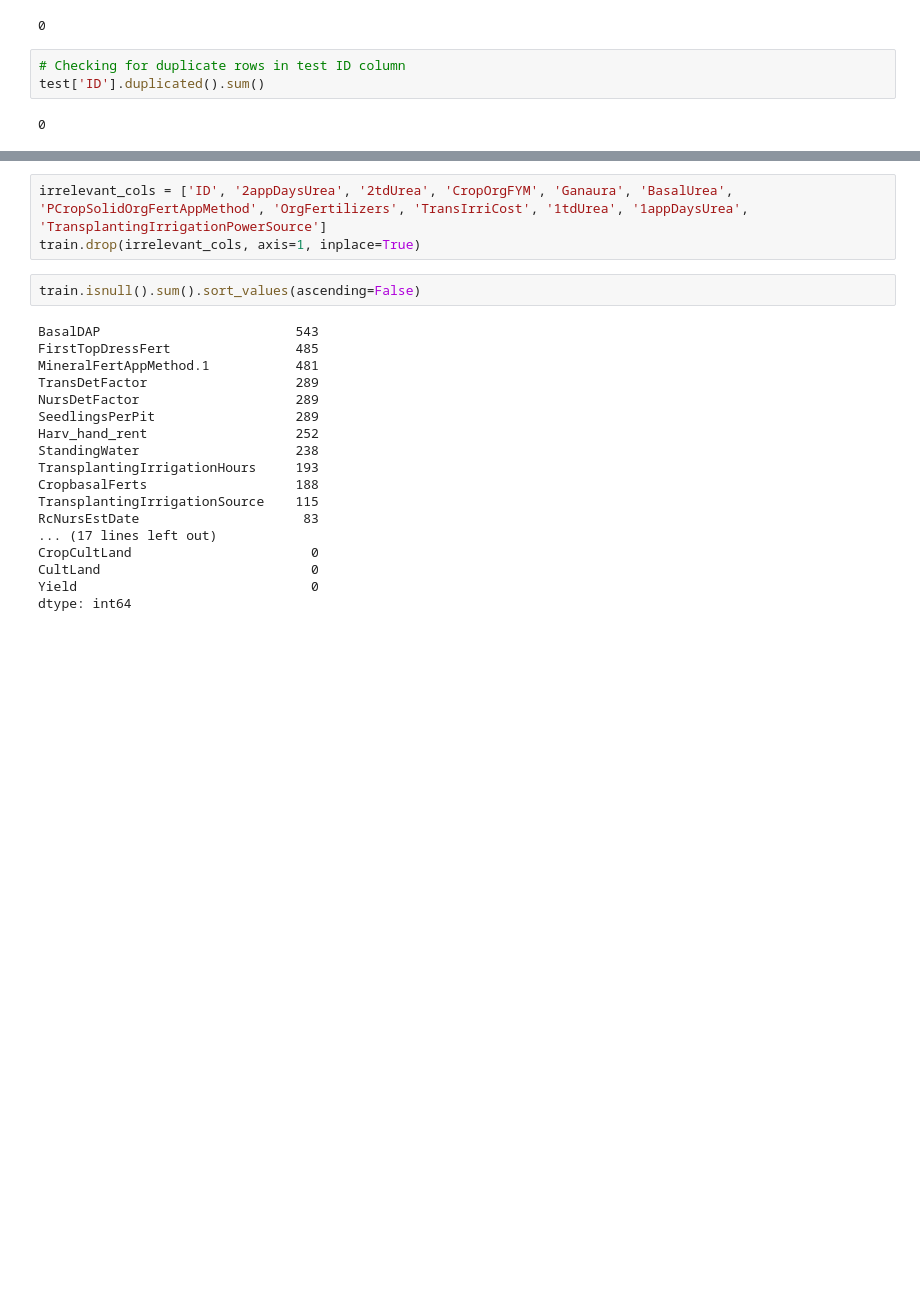
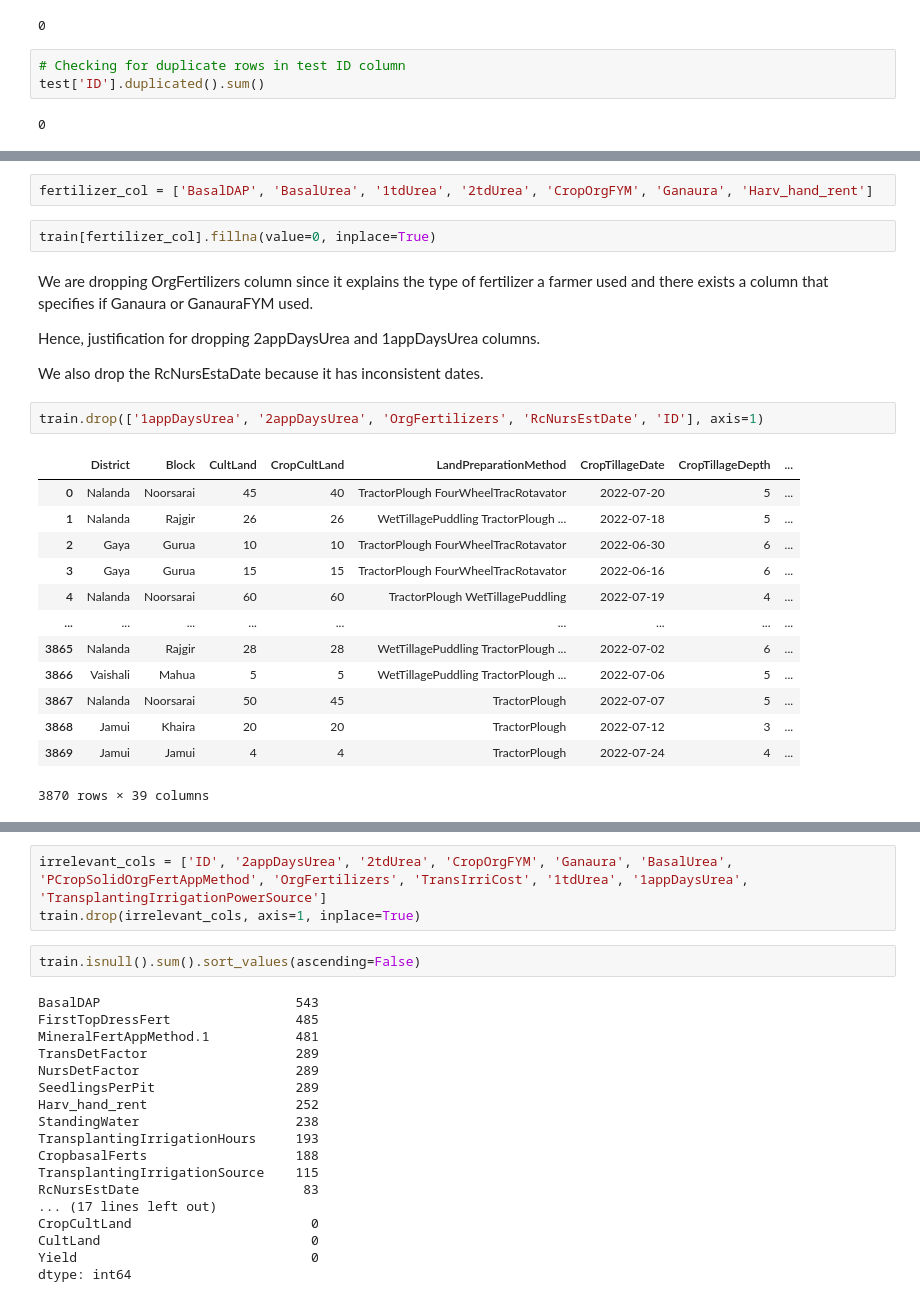
Before and after one commit to JOHNMARK-cmd/phase5project, a Jupyter notebook: GROUP-SIX.ipynb, the cells around one changed output, grey strips where cells are left out. Cells and saved outputs as stored; diff of their text form; blank space fills up the shorter version.

```diff
--- a/GROUP-SIX.ipynb
+++ b/GROUP-SIX.ipynb
@@ -384,0 +405,26 @@ We dropped these columns:'2appDaysUrea', '2tdUrea', 'CropOrgFYM', 'Ganaura', 'Ba
+# %%
+fertilizer_col = ['BasalDAP', 'BasalUrea', '1tdUrea', '2tdUrea', 'CropOrgFYM', 'Ganaura', 'Harv_hand_rent']
+# %%
+train[fertilizer_col].fillna(value=0, inplace=True)
+# %% [markdown]
+We are dropping OrgFertilizers column since it explains the type of fertilizer a farmer used and there exists a column that specifies if Ganaura or GanauraFYM used.
+
+Hence, justification for dropping 2appDaysUrea and 1appDaysUrea columns.
+
+We also drop the RcNursEstaDate because it has inconsistent dates.
+# %%
+train.drop(['1appDaysUrea', '2appDaysUrea', 'OrgFertilizers', 'RcNursEstDate', 'ID'], axis=1)
+# %% [output]
+|  | District | Block | CultLand | CropCultLand | LandPreparationMethod | CropTillageDate | CropTillageDepth | ... |
+| 0 | Nalanda | Noorsarai | 45 | 40 | TractorPlough FourWheelTracRotavator | 2022-07-20 | 5 | ... |
+| 1 | Nalanda | Rajgir | 26 | 26 | WetTillagePuddling TractorPlough ... | 2022-07-18 | 5 | ... |
+| 2 | Gaya | Gurua | 10 | 10 | TractorPlough FourWheelTracRotavator | 2022-06-30 | 6 | ... |
+| 3 | Gaya | Gurua | 15 | 15 | TractorPlough FourWheelTracRotavator | 2022-06-16 | 6 | ... |
+| 4 | Nalanda | Noorsarai | 60 | 60 | TractorPlough WetTillagePuddling | 2022-07-19 | 4 | ... |
+| ... | ... | ... | ... | ... | ... | ... | ... | ... |
+| 3865 | Nalanda | Rajgir | 28 | 28 | WetTillagePuddling TractorPlough ... | 2022-07-02 | 6 | ... |
+| 3866 | Vaishali | Mahua | 5 | 5 | WetTillagePuddling TractorPlough ... | 2022-07-06 | 5 | ... |
+| 3867 | Nalanda | Noorsarai | 50 | 45 | TractorPlough | 2022-07-07 | 5 | ... |
+| 3868 | Jamui | Khaira | 20 | 20 | TractorPlough | 2022-07-12 | 3 | ... |
+| 3869 | Jamui | Jamui | 4 | 4 | TractorPlough | 2022-07-24 | 4 | ... |
+3870 rows × 39 columns
```
Also changed, not shown: parts of 47 cells of this notebook.
